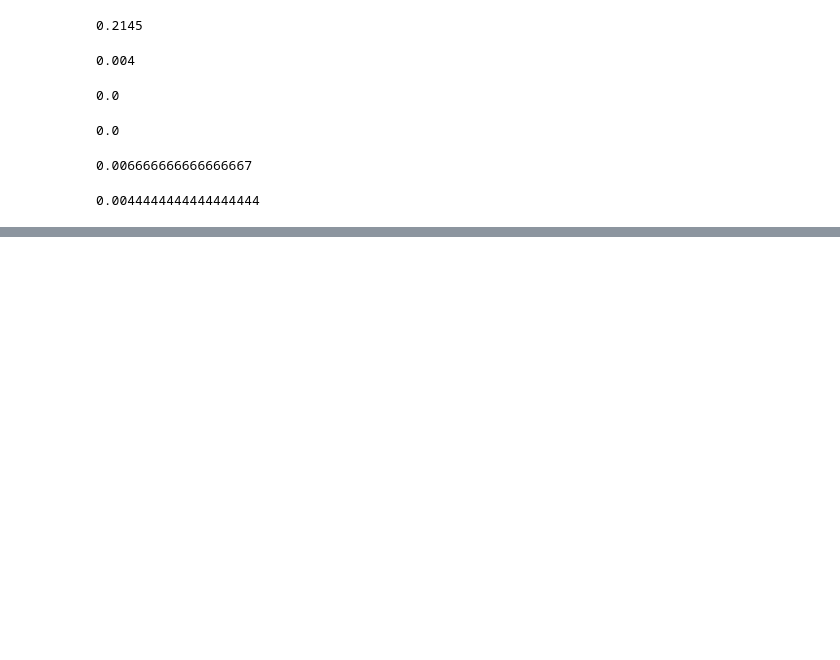
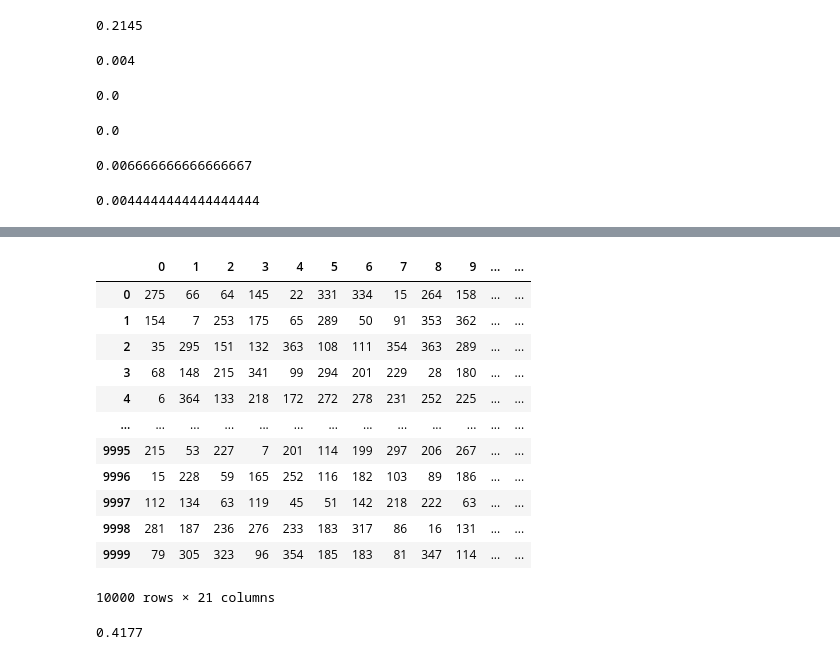
Before and after one commit to PGuajardo/statistics-exercises, a Jupyter notebook: simulation.ipynb, the cells around one changed output, grey strips where cells are left out. Saved outputs shown, nothing was run; the diff lists cells and outputs as text; code cells hidden in the pictures; blank space fills up the shorter version.

```diff
--- a/simulation.ipynb
+++ b/simulation.ipynb
@@ -268,0 +391,27 @@ array([3, 3, 4, ..., 5, 3, 4])
+# %%
+birthday2 = np.random.choice(np.arange(0,366), size = (10_000, 20))
+
+
+birthdays2 = pd.DataFrame(birthday2)
+
+
+birthdays2["unique_birthdays"] = birthdays2.nunique(axis = 1)
+birthdays2
+# %% [output]
+|  | 0 | 1 | 2 | 3 | 4 | 5 | 6 | 7 | 8 | 9 | ... | ... |
+| 0 | 275 | 66 | 64 | 145 | 22 | 331 | 334 | 15 | 264 | 158 | ... | ... |
+| 1 | 154 | 7 | 253 | 175 | 65 | 289 | 50 | 91 | 353 | 362 | ... | ... |
+| 2 | 35 | 295 | 151 | 132 | 363 | 108 | 111 | 354 | 363 | 289 | ... | ... |
+| 3 | 68 | 148 | 215 | 341 | 99 | 294 | 201 | 229 | 28 | 180 | ... | ... |
+| 4 | 6 | 364 | 133 | 218 | 172 | 272 | 278 | 231 | 252 | 225 | ... | ... |
+| ... | ... | ... | ... | ... | ... | ... | ... | ... | ... | ... | ... | ... |
+| 9995 | 215 | 53 | 227 | 7 | 201 | 114 | 199 | 297 | 206 | 267 | ... | ... |
+| 9996 | 15 | 228 | 59 | 165 | 252 | 116 | 182 | 103 | 89 | 186 | ... | ... |
+| 9997 | 112 | 134 | 63 | 119 | 45 | 51 | 142 | 218 | 222 | 63 | ... | ... |
+| 9998 | 281 | 187 | 236 | 276 | 233 | 183 | 317 | 86 | 16 | 131 | ... | ... |
+| 9999 | 79 | 305 | 323 | 96 | 354 | 185 | 183 | 81 | 347 | 114 | ... | ... |
+10000 rows × 21 columns
+# %%
+(birthdays2.unique_birthdays < 20).mean()
+# %% [output]
+0.4177
```
Also changed, not shown: parts of 23 cells of this notebook.
